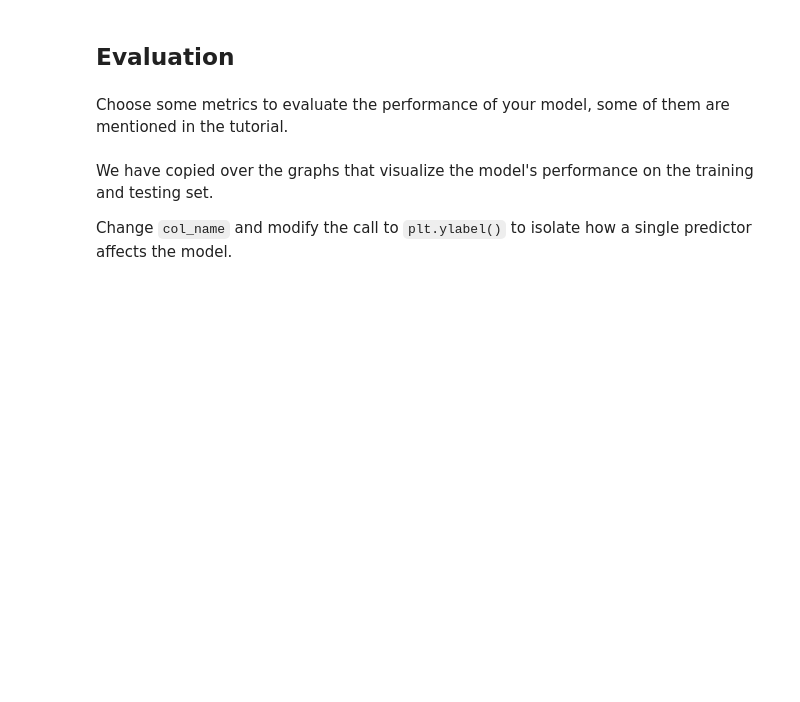
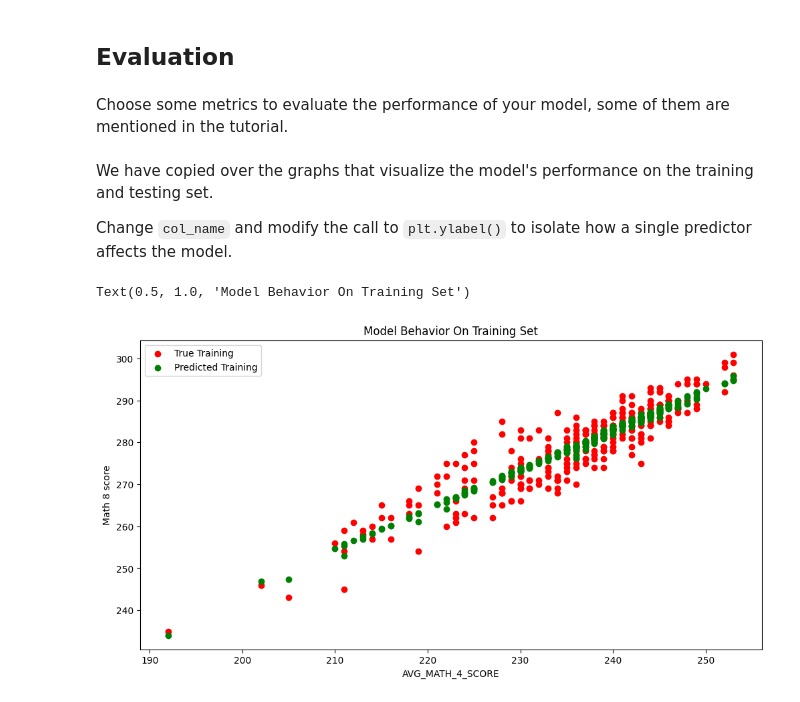
Before and after one commit to kailanirodriguez/MDST-Tutorial, a Jupyter notebook: tutorial1/checkpoint1.ipynb, the cells around one changed output. Saved outputs shown, nothing was run; the diff lists cells and outputs as text; code cells hidden in the pictures; blank space fills up the shorter version.

```diff
--- a/tutorial1/checkpoint1.ipynb
+++ b/tutorial1/checkpoint1.ipynb
@@ -184,6 +205,14 @@ from sklearn.model_selection import train_test_split
+# %%
+# X = used as my input data
+# y = used to denote my output data
+X = df[['SUPPORT_SERVICES_EXPENDITURE_PER_STUDENT','AVG_MATH_4_SCORE']].dropna()
+y = df.loc[X.index]['AVG_MATH_8_SCORE']
+y.fillna(y.median(), inplace=True)
 # %%
 # X_train, X_test, y_train, y_test = train_test_split(
 #      X, y, test_size=, random_state=42)
+
+X_train, X_test, y_train, y_test = train_test_split(X, y, test_size=.3, random_state=42)
 # %% [markdown]
 <h2> Prediction </h2>
 # %% [markdown]
@@ -193,5 +223,6 @@ ML Models [Resource](https://medium.com/@vijaya.beeravalli/comparison-of-machine
 # %%
 # create your model here
 # model =
+model = LinearRegression()
 # %%
 model.fit(X_train, y_train)
@@ -208,14 +243,28 @@ Change `col_name` and modify the call to `plt.ylabel()` to isolate how a single
 # %%
 # col_name = 'COLUMN NAME OF ONE PREDICTOR'
 
 # f = plt.figure(figsize=(12,6))
 # plt.scatter(X_train[col_name], y_train, color = "red")
 # plt.scatter(X_train[col_name], model.predict(X_train), color = "green")
 
 # plt.legend(['True Training','Predicted Training'])
 # plt.xlabel(col_name)
 # plt.ylabel('NAME OF THE PREDICTOR')
 # plt.title("Model Behavior On Training Set")
+
+col_name = 'AVG_MATH_4_SCORE'
+
+f = plt.figure(figsize=(12,6))
+plt.scatter(X_train[col_name], y_train, color = "red")
+plt.scatter(X_train[col_name], model.predict(X_train), color = "green")
+
+plt.legend(['True Training','Predicted Training'])
+plt.xlabel(col_name)
+plt.ylabel('Math 8 score')
+plt.title("Model Behavior On Training Set")
+# %% [output]
+Text(0.5, 1.0, 'Model Behavior On Training Set')
+[figure, added]
 # %%
 # col_name = 'COLUMN NAME OF ONE PREDICTOR"
 
```
Also changed, not shown: parts of 14 cells of this notebook, 2 other files.
